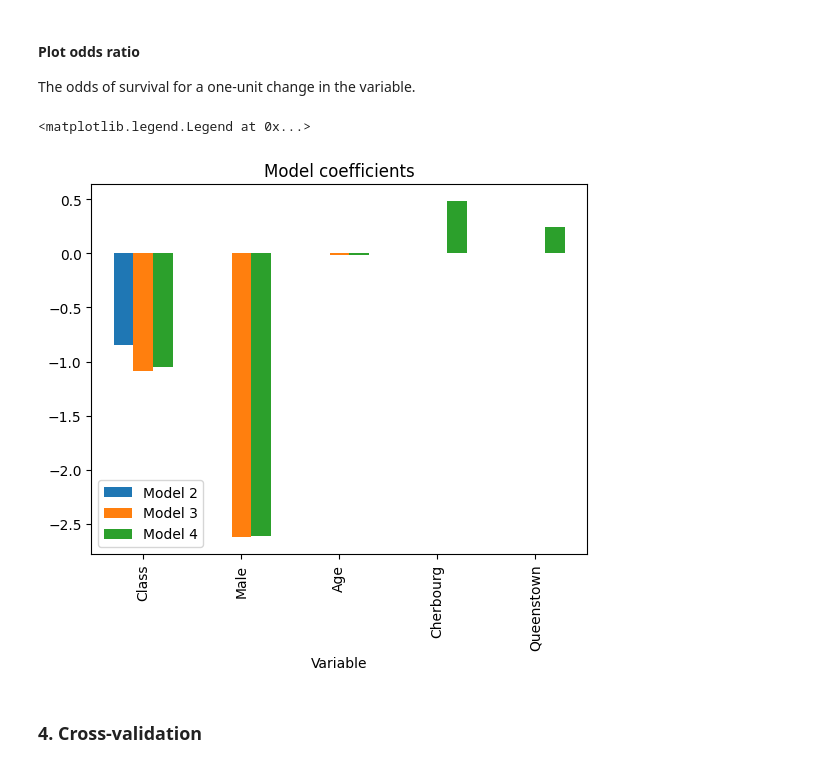
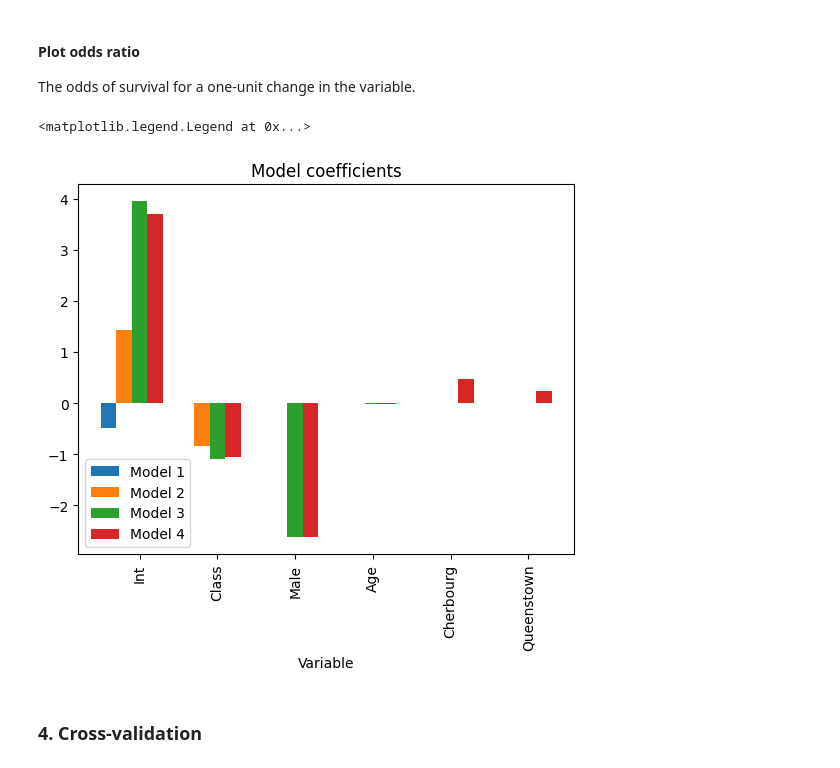
Before and after one commit to madskoefoed/Titanic, a Jupyter notebook: titanic.ipynb, the cells around one changed output. Saved outputs shown, nothing was run; the diff lists cells and outputs as text; code cells hidden in the pictures.

```diff
--- a/titanic.ipynb
+++ b/titanic.ipynb
@@ -131,3 +137,9 @@ x_cols4 = x_cols3 + ["Cherbourg", "Queenstown"] # "Southampton"
+# %%
+x_cols = {}
+x_cols[1] = ['Int']
+x_cols[2] = x_cols[1] + ['Class']
+x_cols[3] = x_cols[2] + ['Male', 'Age']
+x_cols[4] = x_cols[3] + ["Cherbourg", "Queenstown"] # "Southampton"
 # %% [markdown]
 #### Prepare variables for modeling
 # %%
@@ -149,0 +151,8 @@ array([[ 1.  ,  0.  ,  0.  ,  0.  ,  0.  ],
+# %%
+for j in range(2, 1+len(x_cols)):
+    print("Correlation matrix for the variables in model", j)
+
+    if len(x_cols[j]) > 2:
+        print(np.tril(np.round(np.corrcoef(np.transpose(df[x_cols[j][1:]].to_numpy())), 2)))
+    else:
+        print(np.round(np.corrcoef(np.transpose(df[x_cols[j][1:]].to_numpy())), 2))
@@ -202,2 +190,6 @@ nmodels = 4
+# %%
+models = {}
+for j in range(1, 1+len(x_cols)):
+    models[j] = LogisticRegression(penalty=None, fit_intercept=False).fit(df[x_cols[j]].to_numpy(), y)
 # %% [markdown]
 #### Fitted values
@@ -273,28 +266,30 @@ ax.set_zlim((0, 100))
 #### Plot odds ratio
 The odds of survival for a one-unit change in the variable.
 # %%
-b2 = model2.coef_.shape[1]
-b3 = model3.coef_.shape[1]
-b4 = model4.coef_.shape[1]
+b1 = models[1].coef_.shape[1]
+b2 = models[2].coef_.shape[1]
+b3 = models[3].coef_.shape[1]
+b4 = models[4].coef_.shape[1]
 
-c2 = np.concatenate((model2.coef_.reshape(b2, 1), np.full((b4-b2, 1), np.nan)), axis=0)
-c3 = np.concatenate((model3.coef_.reshape(b3, 1), np.full((b4-b3, 1), np.nan)), axis=0)
-c4 = model4.coef_.reshape(b4, 1)
+c1 = np.concatenate((models[1].coef_.reshape(b1, 1), np.full((b4-b1, 1), np.nan)), axis=0)
+c2 = np.concatenate((models[2].coef_.reshape(b2, 1), np.full((b4-b2, 1), np.nan)), axis=0)
+c3 = np.concatenate((models[3].coef_.reshape(b3, 1), np.full((b4-b3, 1), np.nan)), axis=0)
+c4 = models[4].coef_.reshape(b4, 1)
 
 #vals = np.exp(np.concatenate((c2, c3, c4), axis=1))
-vals = np.concatenate((c2, c3, c4), axis=1)
+vals = np.concatenate((c1, c2, c3, c4), axis=1)
 x = np.arange(vals.shape[0])
 
-for i in range(1, nmodels):
-    plt.bar(x+(i-nmodels/2)/(1+nmodels), vals[:, i-1], 0.2)
+for i in range(len(models)):
+    plt.bar(x+(i-len(models)/2)/(1+len(models)), vals[:, i], 0.2)
 
 plt.title("Model coefficients")
-plt.xticks(x, x_cols4, rotation = 90)
+plt.xticks(x, x_cols[4], rotation = 90)
 plt.xlabel("Variable")
-plt.legend(["Model " + str(i) for i in range(2, nmodels+2)])
+plt.legend(["Model " + str(i) for i in range(1, len(models)+2)])
 # %% [output]
 <matplotlib.legend.Legend at 0x...>
-[figure, old version]
+[figure, new version]
 # %% [markdown]
 ### 4. Cross-validation
 # %% [markdown]
```
Also changed, not shown: parts of 30 cells of this notebook.
